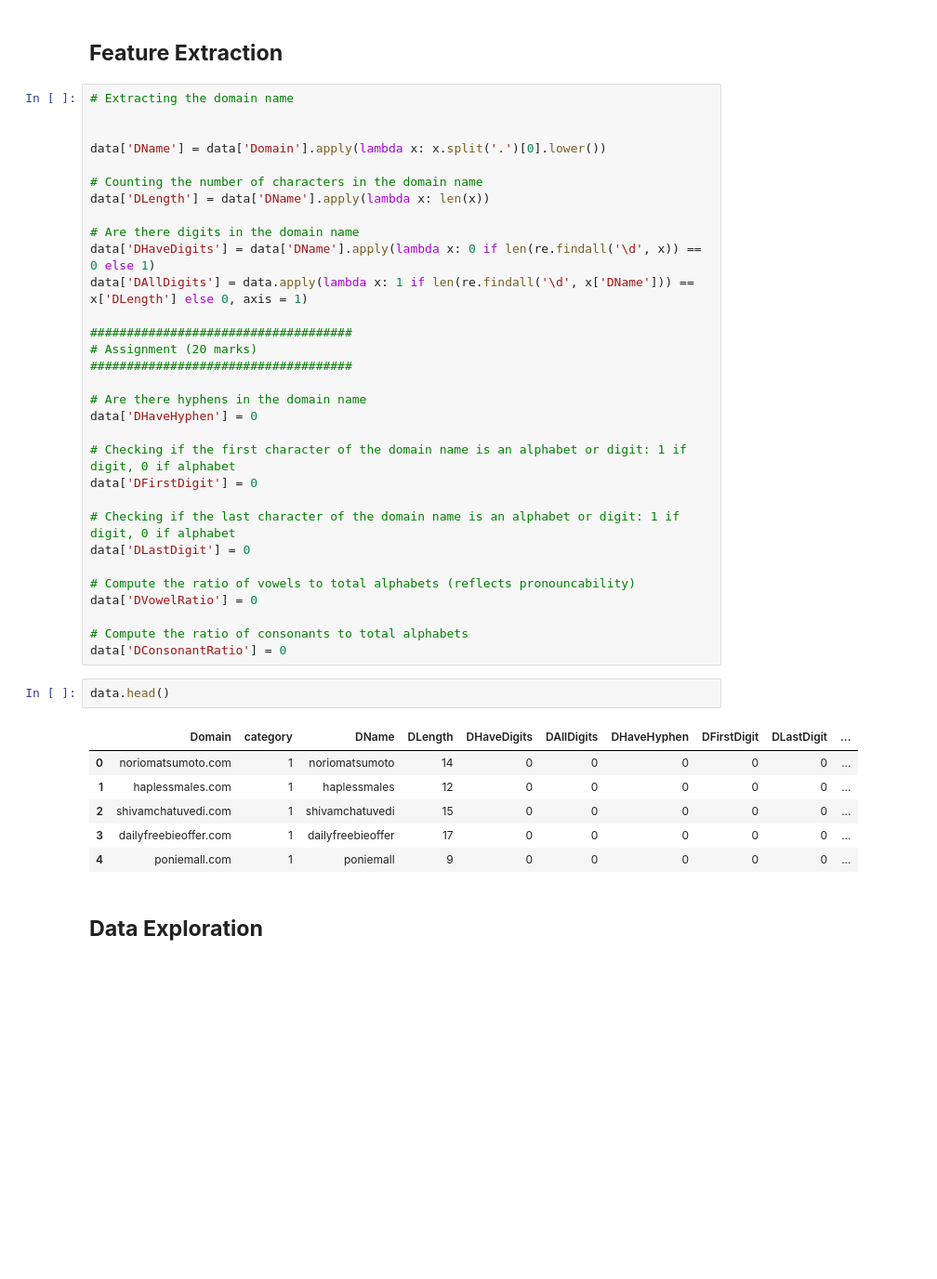
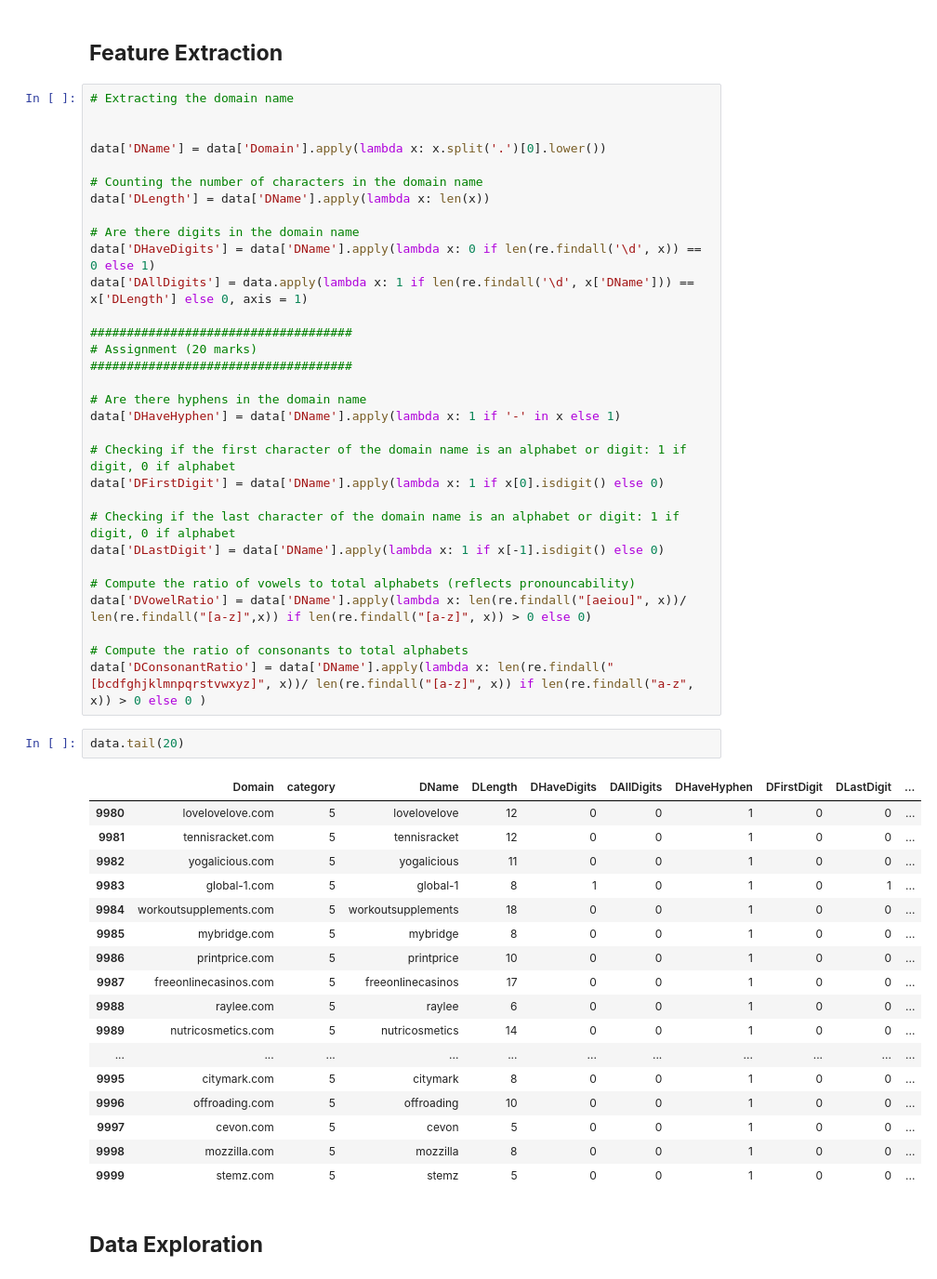
Before and after one commit to uzair011/CN5021--practical, a Jupyter notebook: Embedding_Model_Building_CN5021_small_Quiz4.ipynb, the cells around one changed output. Shown at 93% size. Drawn from its saved outputs; the diff is of its cells as text; blank space fills up the shorter version.

```diff
--- a/Embedding_Model_Building_CN5021_small_Quiz4.ipynb
+++ b/Embedding_Model_Building_CN5021_small_Quiz4.ipynb
@@ -64,28 +64,39 @@ data['DAllDigits'] = data.apply(lambda x: 1 if len(re.findall('\d', x['DName']))
 ####################################
 
 # Are there hyphens in the domain name
-data['DHaveHyphen'] = 0
+data['DHaveHyphen'] = data['DName'].apply(lambda x: 1 if '-' in x else 1)
 
 # Checking if the first character of the domain name is an alphabet or digit: 1 if digit, 0 if alphabet
-data['DFirstDigit'] = 0
+data['DFirstDigit'] = data['DName'].apply(lambda x: 1 if x[0].isdigit() else 0)
 
 # Checking if the last character of the domain name is an alphabet or digit: 1 if digit, 0 if alphabet
-data['DLastDigit'] = 0
+data['DLastDigit'] = data['DName'].apply(lambda x: 1 if x[-1].isdigit() else 0)
 
 # Compute the ratio of vowels to total alphabets (reflects pronouncability)
-data['DVowelRatio'] = 0
+data['DVowelRatio'] = data['DName'].apply(lambda x: len(re.findall("[aeiou]", x))/ len(re.findall("[a-z]",x)) if len(re.findall("[a-z]", x)) > 0 else 0)
 
 # Compute the ratio of consonants to total alphabets
-data['DConsonantRatio'] = 0
+data['DConsonantRatio'] = data['DName'].apply(lambda x: len(re.findall("[bcdfghjklmnpqrstvwxyz]", x))/ len(re.findall("[a-z]", x)) if len(re.findall("a-z", x)) > 0 else 0 )
-# %%
-data.head()
-# %% [output]
-|  | Domain | category | DName | DLength | DHaveDigits | DAllDigits | DHaveHyphen | DFirstDigit | DLastDigit | ... |
-| 0 | noriomatsumoto.com | 1 | noriomatsumoto | 14 | 0 | 0 | 0 | 0 | 0 | ... |
-| 1 | haplessmales.com | 1 | haplessmales | 12 | 0 | 0 | 0 | 0 | 0 | ... |
-| 2 | shivamchatuvedi.com | 1 | shivamchatuvedi | 15 | 0 | 0 | 0 | 0 | 0 | ... |
-| 3 | dailyfreebieoffer.com | 1 | dailyfreebieoffer | 17 | 0 | 0 | 0 | 0 | 0 | ... |
-| 4 | poniemall.com | 1 | poniemall | 9 | 0 | 0 | 0 | 0 | 0 | ... |
+# %%
+data.tail(20)
+# %% [output]
+|  | Domain | category | DName | DLength | DHaveDigits | DAllDigits | DHaveHyphen | DFirstDigit | DLastDigit | ... |
+| 9980 | lovelovelove.com | 5 | lovelovelove | 12 | 0 | 0 | 1 | 0 | 0 | ... |
+| 9981 | tennisracket.com | 5 | tennisracket | 12 | 0 | 0 | 1 | 0 | 0 | ... |
+| 9982 | yogalicious.com | 5 | yogalicious | 11 | 0 | 0 | 1 | 0 | 0 | ... |
+| 9983 | global-1.com | 5 | global-1 | 8 | 1 | 0 | 1 | 0 | 1 | ... |
+| 9984 | workoutsupplements.com | 5 | workoutsupplements | 18 | 0 | 0 | 1 | 0 | 0 | ... |
+| 9985 | mybridge.com | 5 | mybridge | 8 | 0 | 0 | 1 | 0 | 0 | ... |
+| 9986 | printprice.com | 5 | printprice | 10 | 0 | 0 | 1 | 0 | 0 | ... |
+| 9987 | freeonlinecasinos.com | 5 | freeonlinecasinos | 17 | 0 | 0 | 1 | 0 | 0 | ... |
+| 9988 | raylee.com | 5 | raylee | 6 | 0 | 0 | 1 | 0 | 0 | ... |
+| 9989 | nutricosmetics.com | 5 | nutricosmetics | 14 | 0 | 0 | 1 | 0 | 0 | ... |
+| ... | ... | ... | ... | ... | ... | ... | ... | ... | ... | ... |
+| 9995 | citymark.com | 5 | citymark | 8 | 0 | 0 | 1 | 0 | 0 | ... |
+| 9996 | offroading.com | 5 | offroading | 10 | 0 | 0 | 1 | 0 | 0 | ... |
+| 9997 | cevon.com | 5 | cevon | 5 | 0 | 0 | 1 | 0 | 0 | ... |
+| 9998 | mozzilla.com | 5 | mozzilla | 8 | 0 | 0 | 1 | 0 | 0 | ... |
+| 9999 | stemz.com | 5 | stemz | 5 | 0 | 0 | 1 | 0 | 0 | ... |
 # %% [markdown]
 ## **Data Exploration**
 # %%
```
Also changed, not shown: parts of 2 cells of this notebook.
